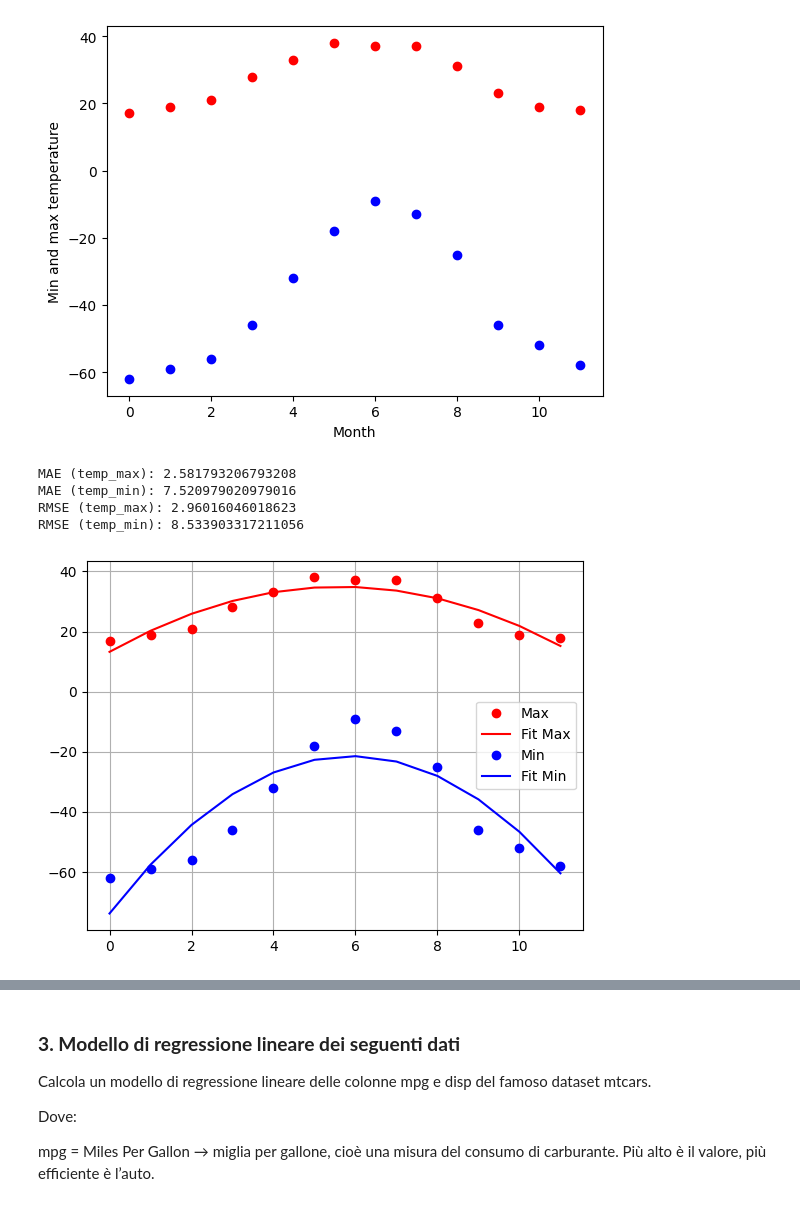
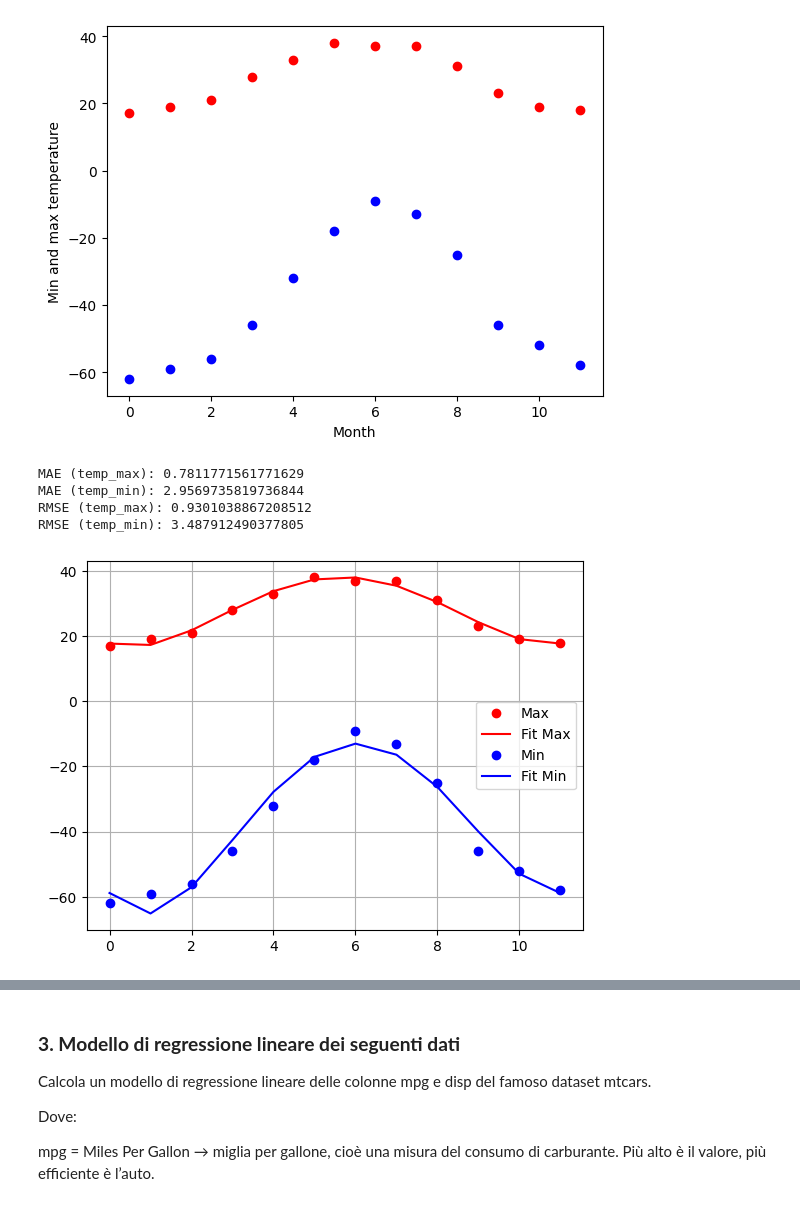
Before and after one commit to gregor-net/ProgrammingLab, a Jupyter notebook: Esercizi/6_Esericzi_lez6.ipynb, the cells around one changed output, grey strips where cells are left out. Drawn from its saved outputs; the diff is of its cells as text; code cells hidden in the pictures.

```diff
--- a/Esercizi/6_Esericzi_lez6.ipynb
+++ b/Esercizi/6_Esericzi_lez6.ipynb
@@ -142,36 +127,36 @@ plt.ylabel("Min and max temperature")
 Text(0, 0.5, 'Min and max temperature')
 [figure]
 # %%
-fit_max = np.poly1d(np.polyfit(months, temp_max, 2))
-fit_min = np.poly1d(np.polyfit(months, temp_min, 2))
+fit_max = np.poly1d(np.polyfit(months, temp_max, 4))
+fit_min = np.poly1d(np.polyfit(months, temp_min, 4))
 
 pred_max = fit_max(months)
 pred_min = fit_min(months)
 
 mae_max = np.mean(np.abs(temp_max - pred_max))
 rmse_max = np.sqrt(np.mean((temp_max - pred_max)**2))
 
 mae_min = np.mean(np.abs(temp_min - pred_min))
 rmse_min = np.sqrt(np.mean((temp_min - pred_min)**2))
 
 print("MAE (temp_max):", mae_max)
 print("MAE (temp_min):", mae_min)
 print("RMSE (temp_max):", rmse_max)
 print("RMSE (temp_min):", rmse_min)
 
 plt.plot(months, temp_max, "ro", label="Max")
 plt.plot(months, pred_max, "r-", label="Fit Max")
 plt.plot(months, temp_min, "bo", label="Min")
 plt.plot(months, pred_min, "b-", label="Fit Min")
 plt.legend()
 plt.grid(True)
 plt.show()
 # %% [output]
-MAE (temp_max): 2.581793206793208
-MAE (temp_min): 7.520979020979016
-RMSE (temp_max): 2.96016046018623
-RMSE (temp_min): 8.533903317211056
+MAE (temp_max): 0.7811771561771629
+MAE (temp_min): 2.9569735819736844
+RMSE (temp_max): 0.9301038867208512
+RMSE (temp_min): 3.487912490377805
-[figure, old version]
+[figure, new version]
 # %%
 #soluz prof
 x_int = np.linspace(0, 11, 100)
```
Also changed, not shown: parts of 9 cells of this notebook, 3 other files.
